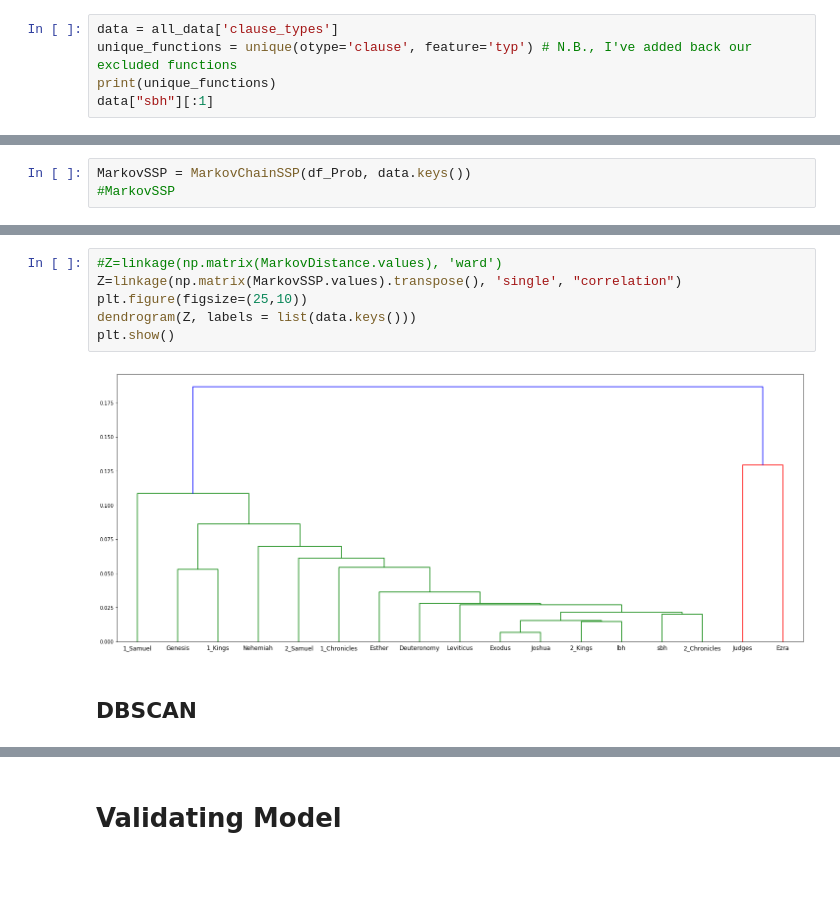
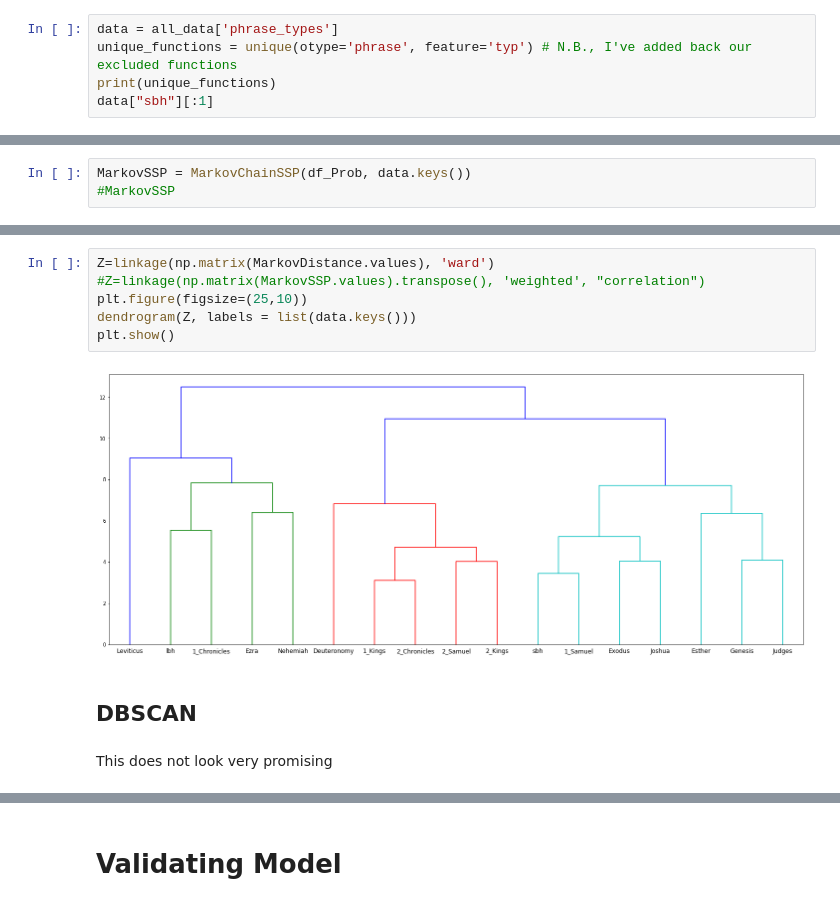
Before and after one commit to ETCBC/Probabilistic_Language_Change, a Jupyter notebook: Markov chain analysis.ipynb, the cells around one changed output, grey strips where cells are left out. Cells and saved outputs as stored; diff of their text form; blank space fills up the shorter version.

```diff
--- a/Markov chain analysis.ipynb
+++ b/Markov chain analysis.ipynb
@@ -143,8 +143,8 @@ def validateModel(df, sampleSize):
 # %% [markdown]
 ## Analysis
 # %%
-data = all_data['clause_types']
-unique_functions = unique(otype='clause', feature='typ') # N.B., I've added back our excluded functions
+data = all_data['phrase_types']
+unique_functions = unique(otype='phrase', feature='typ') # N.B., I've added back our excluded functions
 print(unique_functions)
 data["sbh"][:1]
 # %% [output]
@@ -197,11 +181,13 @@ MarkovDistance
 # %%
-#Z=linkage(np.matrix(MarkovDistance.values), 'ward')
-Z=linkage(np.matrix(MarkovSSP.values).transpose(), 'single', "correlation")
+Z=linkage(np.matrix(MarkovDistance.values), 'ward')
+#Z=linkage(np.matrix(MarkovSSP.values).transpose(), 'weighted', "correlation")
 plt.figure(figsize=(25,10))
 dendrogram(Z, labels = list(data.keys()))
 plt.show()
 # %% [output]
-[figure, old version]
+[figure, new version]
 # %% [markdown]
 ## DBSCAN
+# %% [markdown]
+This does not look very promising
 # %%
```
Also changed, not shown: parts of 3 cells of this notebook.
